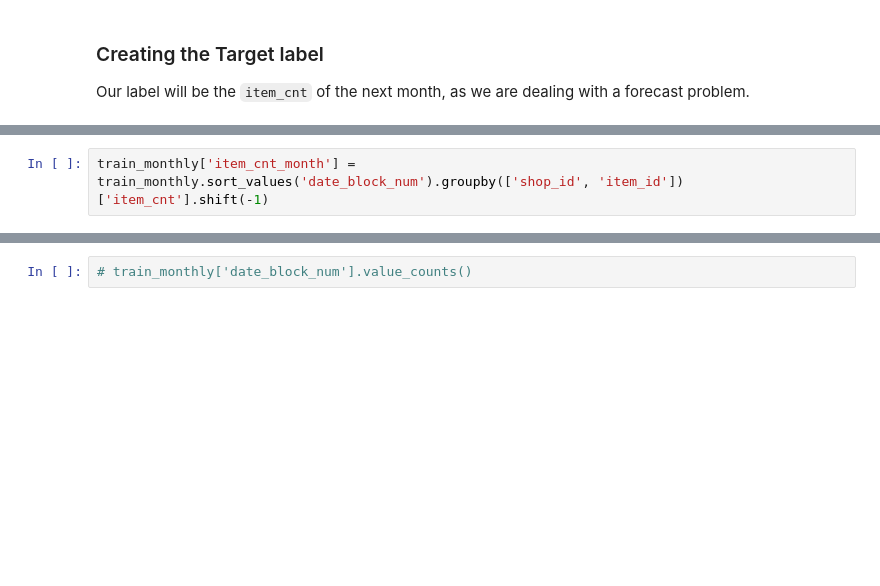
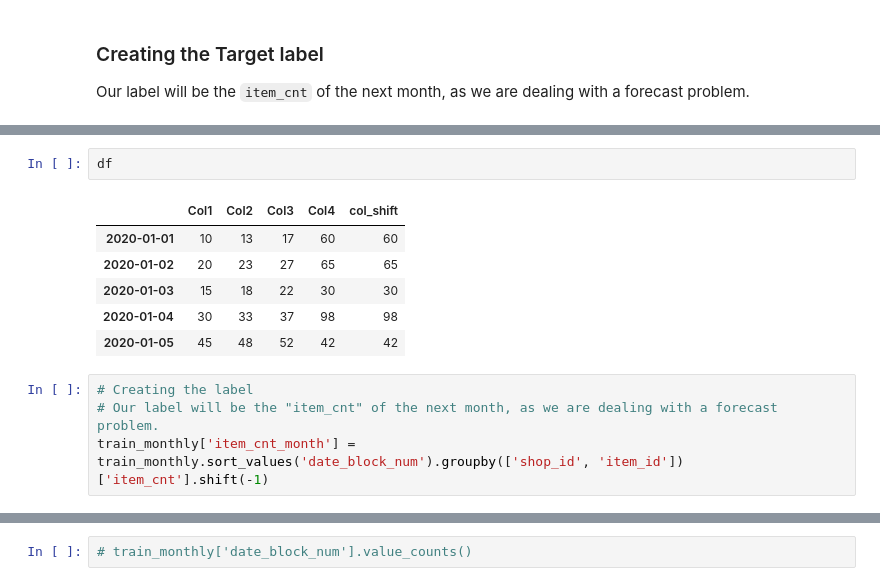
Before and after one commit to saurabhsatasia/Predict-Future-Sales, a Jupyter notebook: Untitled.ipynb, the cells around one changed output, grey strips where cells are left out. Cells and saved outputs as stored; diff of their text form; blank space fills up the shorter version.

```diff
--- a/Untitled.ipynb
+++ b/Untitled.ipynb
@@ -301,4 +315,15 @@ df.shift(periods=-1)
+# %%
+df
+# %% [output]
+|  | Col1 | Col2 | Col3 | Col4 | col_shift |
+| 2020-01-01 | 10 | 13 | 17 | 60 | 60 |
+| 2020-01-02 | 20 | 23 | 27 | 65 | 65 |
+| 2020-01-03 | 15 | 18 | 22 | 30 | 30 |
+| 2020-01-04 | 30 | 33 | 37 | 98 | 98 |
+| 2020-01-05 | 45 | 48 | 52 | 42 | 42 |
 # %%
+# Creating the label
+# Our label will be the "item_cnt" of the next month, as we are dealing with a forecast problem.
 train_monthly['item_cnt_month'] = train_monthly.sort_values('date_block_num').groupby(['shop_id', 'item_id'])['item_cnt'].shift(-1)
 # %%
 train_monthly[['date_block_num','item_cnt_month']]
```
Also changed, not shown: parts of 12 cells of this notebook, 1 other file.
